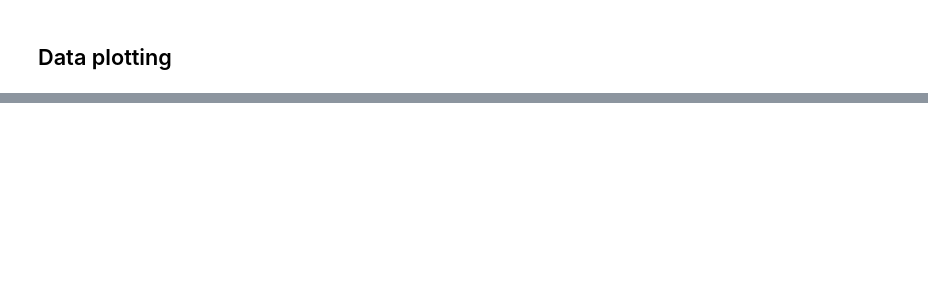
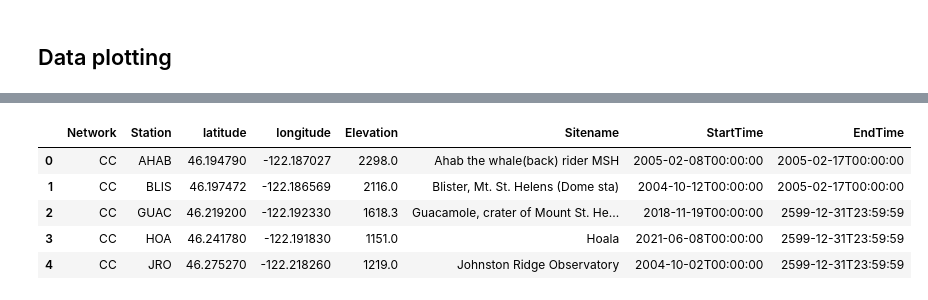
Before and after one commit to CSE583MtStHelens/CSE583_MtStHelens, a Jupyter notebook: example/example_tutorial.ipynb, the cells around one changed output, grey strips where cells are left out. Cells and saved outputs as stored; diff of their text form; code cells hidden in the pictures; blank space fills up the shorter version.

```diff
--- a/example/example_tutorial.ipynb
+++ b/example/example_tutorial.ipynb
@@ -69,14 +97,21 @@ df_dome.plot(marker='o')
 # %%
 # load station coordinates and drop the stations which are not of interresst
 sta_list =['BLIS', 'CDF', 'EDM', 'ELK', 'FL2', 'HOA', 'HSR', 'JRO', 'JUN', # specify the stations you want to use
            'LOO', 'MIDE', 'NED', 'RAFT', 'REM', 'SEP', 'SHW', 'SOS', 'SPN5',
            'STD', 'SUG', 'SWFL', 'TDL', 'USFR', 'VALT', 'YEL']
 
 df_sta = pd.read_csv('./example_data/sta_log_long.txt', sep='|', header=0) # coordinates
 df = df_sta[~df_sta['Station'].isin(list(set(df_sta.Station)-set(sta_list)))] # delete Stations which are not of interresst
 df_sta = df_sta.drop_duplicates(subset=['Station']) # drop one station if the station is not unique
 df_sta = df_sta.reset_index(drop=True)
-df_sta
+df_sta.head()
+# %% [output]
+|  | Network | Station | latitude | longitude | Elevation | Sitename | StartTime | EndTime |
+| 0 | CC | AHAB | 46.194790 | -122.187027 | 2298.0 | Ahab the whale(back) rider MSH | 2005-02-08T00:00:00 | 2005-02-17T00:00:00 |
+| 1 | CC | BLIS | 46.197472 | -122.186569 | 2116.0 | Blister, Mt. St. Helens (Dome sta) | 2004-10-12T00:00:00 | 2005-02-17T00:00:00 |
+| 2 | CC | GUAC | 46.219200 | -122.192330 | 1618.3 | Guacamole, crater of Mount St. He... | 2018-11-19T00:00:00 | 2599-12-31T23:59:59 |
+| 3 | CC | HOA | 46.241780 | -122.191830 | 1151.0 | Hoala | 2021-06-08T00:00:00 | 2599-12-31T23:59:59 |
+| 4 | CC | JRO | 46.275270 | -122.218260 | 1219.0 | Johnston Ridge Observatory | 2004-10-02T00:00:00 | 2599-12-31T23:59:59 |
 # %%
 # get the distance between the stations and sort them in increasing order (relative to station SEP -> crater center)
 ref_sta = 'SEP' # define the reference station, we will get distance from all other stations to this station
```
Also changed, not shown: parts of 10 cells of this notebook.
